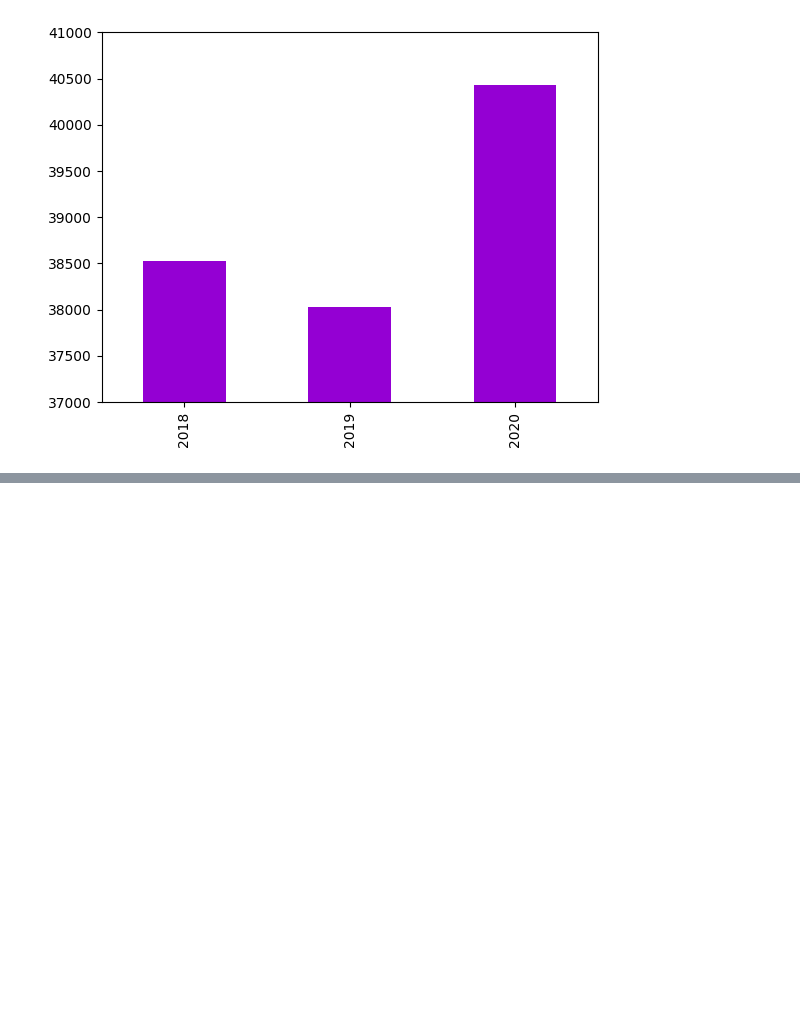
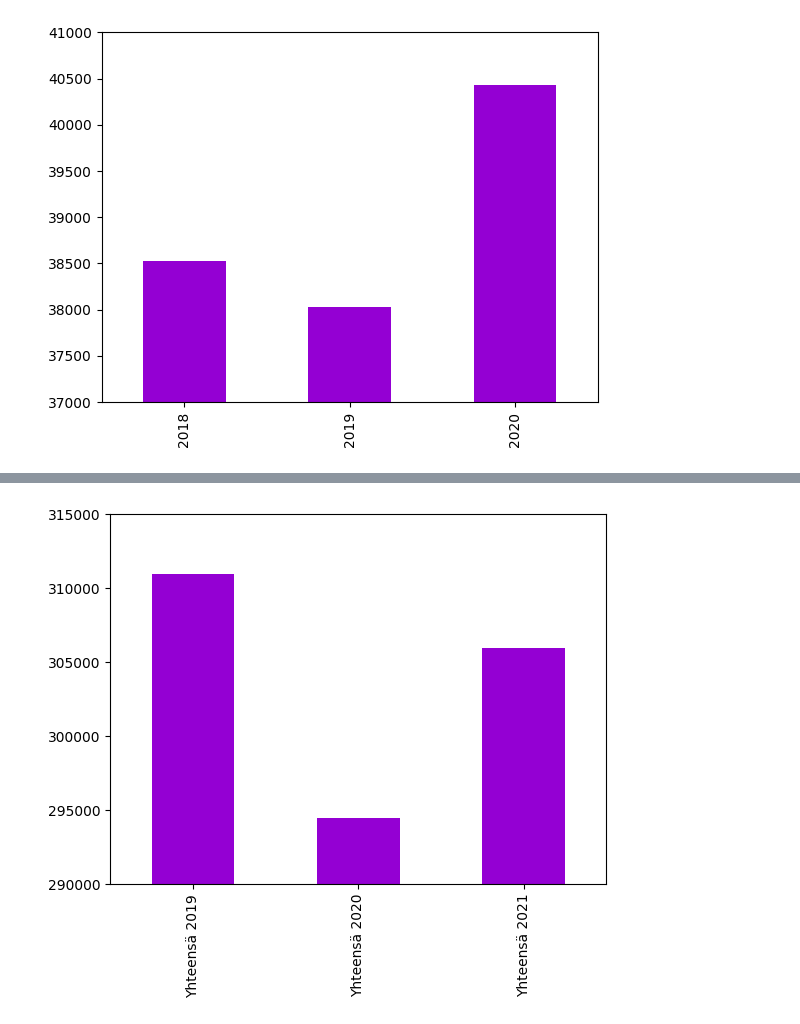
Before and after one commit to Real-Joni00/Mobile-project, a Jupyter notebook: screens/StackNavigationCities/Finland/DataVisualizationFIN/helsinki.ipynb, the cells around one changed output, grey strips where cells are left out. Cells and saved outputs as stored; diff of their text form; code cells hidden in the pictures; blank space fills up the shorter version.

Commit message:
datahaut + visualisointeja

```diff
--- a/screens/StackNavigationCities/Finland/DataVisualizationFIN/helsinki.ipynb
+++ b/screens/StackNavigationCities/Finland/DataVisualizationFIN/helsinki.ipynb
@@ -246,3 +246,10 @@ plt.ylim(37000, 41000)
 plt.savefig('../images/helsinkemigration.jpg')
 # %% [output]
 [figure]
+# %%
+#Read file
+
+df_helsinkityöllinentyövoima = pd.read_csv('./DatafilesFIN/helsinki_workforce.csv', encoding='latin-1')
+
+for col in df_helsinkityöllinentyövoima:
+    df_helsinkityöllinentyövoima[col] = df_helsinkityöllinentyövoima[col].replace('"', '', regex=True)
@@ -248,0 +261,6 @@ plt.savefig('../images/helsinkemigration.jpg')
+# %%
+print(df_helsinkityöllinentyövoima.iloc[0])
+row = df_helsinkityöllinentyövoima.iloc[0]
+row['Yhteensä 2019']=row['Yhteensä 2019'].astype(float)
+row['Yhteensä 2020']=row['Yhteensä 2020'].astype(float)
+row['Yhteensä 2021']=row['Yhteensä 2021'].astype(float)
@@ -248,0 +286,6 @@ plt.savefig('../images/helsinkemigration.jpg')
+# %%
+row[['Yhteensä 2019', 'Yhteensä 2020', 'Yhteensä 2021']].plot.bar(color = 'darkviolet')
+plt.ylim(290000, 315000)
+plt.savefig('../images/helsinkiworkforce.jpg')
+# %% [output]
+[figure, added]
```
Also changed, not shown: parts of 2 cells of this notebook, 21 other files.
